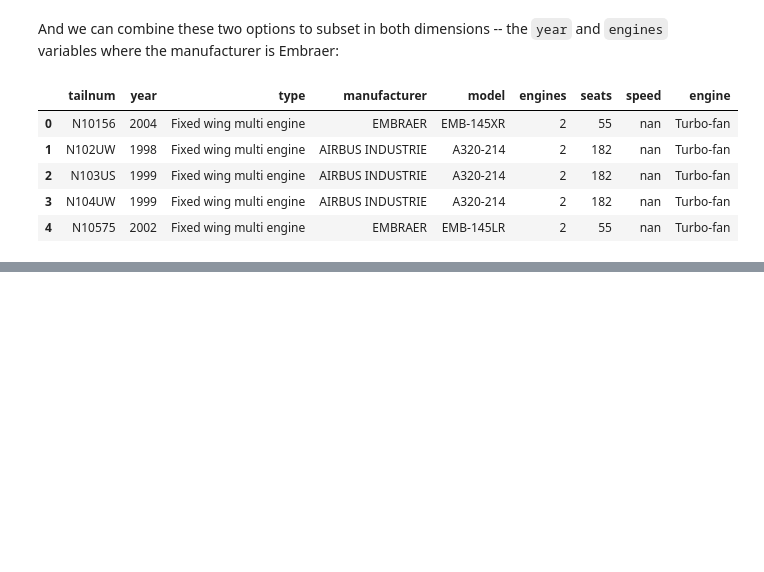
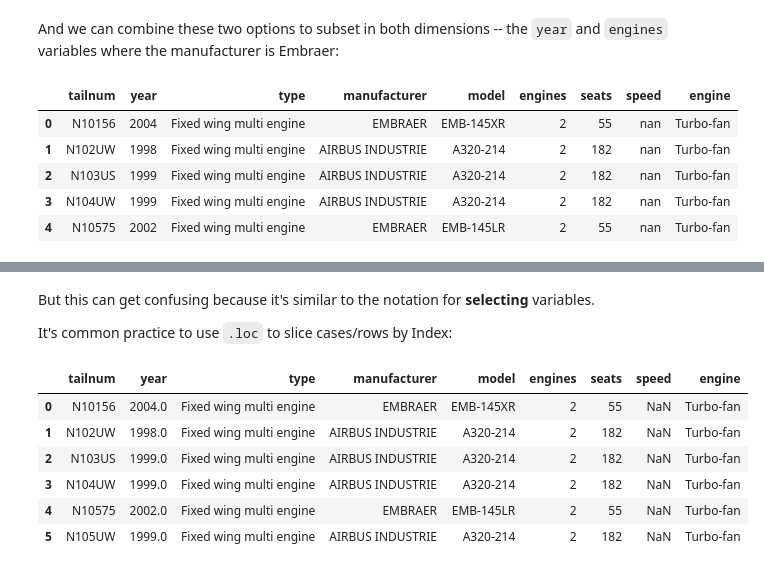
Before and after one commit to uc-python/intro-python-datasci, a Jupyter notebook: notebooks/subsetting_and_filtering.ipynb, the cells around one changed output, grey strips where cells are left out. Drawn from its saved outputs; the diff is of its cells as text; code cells hidden in the pictures; blank space fills up the shorter version.

```diff
--- a/notebooks/subsetting_and_filtering.ipynb
+++ b/notebooks/subsetting_and_filtering.ipynb
@@ -74,0 +214,14 @@ planes_df.head().style.apply(lambda x: ['background: teal' if i in [0, 4] and (x
+# %% [markdown]
+But this can get confusing because it's similar to the notation for **selecting** variables.
+
+It's common practice to use `.loc` to slice cases/rows by Index:
+# %%
+planes_df.loc[0:5]
+# %% [output]
+|  | tailnum | year | type | manufacturer | model | engines | seats | speed | engine |
+| 0 | N10156 | 2004.0 | Fixed wing multi engine | EMBRAER | EMB-145XR | 2 | 55 | NaN | Turbo-fan |
+| 1 | N102UW | 1998.0 | Fixed wing multi engine | AIRBUS INDUSTRIE | A320-214 | 2 | 182 | NaN | Turbo-fan |
+| 2 | N103US | 1999.0 | Fixed wing multi engine | AIRBUS INDUSTRIE | A320-214 | 2 | 182 | NaN | Turbo-fan |
+| 3 | N104UW | 1999.0 | Fixed wing multi engine | AIRBUS INDUSTRIE | A320-214 | 2 | 182 | NaN | Turbo-fan |
+| 4 | N10575 | 2002.0 | Fixed wing multi engine | EMBRAER | EMB-145LR | 2 | 55 | NaN | Turbo-fan |
+| 5 | N105UW | 1999.0 | Fixed wing multi engine | AIRBUS INDUSTRIE | A320-214 | 2 | 182 | NaN | Turbo-fan |
```
Also changed, not shown: parts of 48 cells of this notebook, 1 other file.
